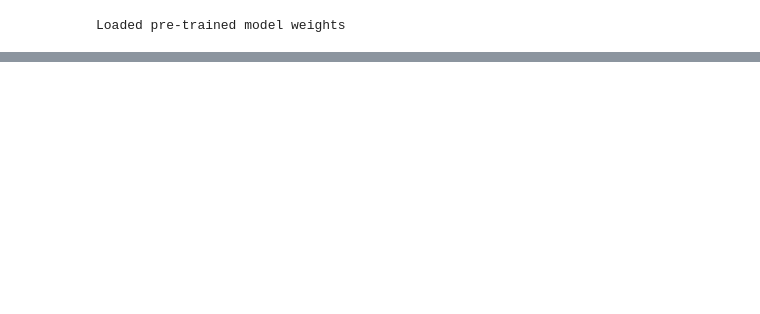
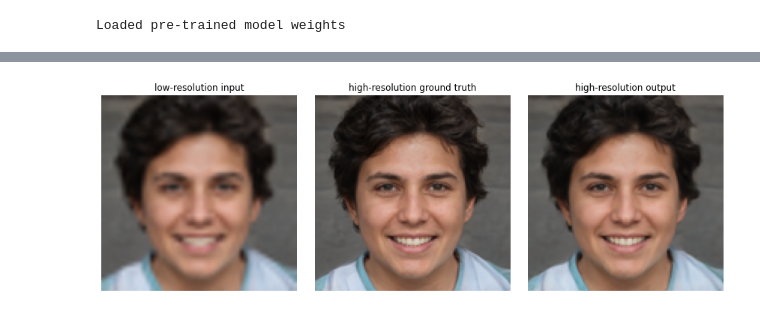
Before and after one commit to nitinkmittal/super_image_resolution, a Jupyter notebook: notebooks/20210613-results.ipynb, the cells around one changed output, grey strips where cells are left out. Cells and saved outputs as stored; diff of their text form; code cells hidden in the pictures; blank space fills up the shorter version.

```diff
--- a/notebooks/20210613-results.ipynb
+++ b/notebooks/20210613-results.ipynb
@@ -133 +119,5 @@ out_invert_norm = InvertNormalize(
+# %%
+X, Y = next(iter(train_loader))
+save_image(tensor=X[:5], fp=os.path.join(TRAIN_IMAGES_PATH, "train_sampled_inputs.png"), pad_value=1, padding=10)
+save_image(tensor=Y[:5], fp=os.path.join(TRAIN_IMAGES_PATH, "train_sampled_ground_truth_outputs.png"), pad_value=1, padding=10)
 # %% [markdown]
@@ -201,24 +187,0 @@ Y_hat = out_invert_norm(Y_hat.to("cpu"))
-# %%
-def display_random_output(X: List[Tensor], Y: List[Tensor], Y_hat: List[Tensor]):
-    idxs = np.arange(len(X))
-    np.random.shuffle(idxs)
-    i = np.random.choice(idxs)
-
-    x = X[i].numpy().transpose(1,2,0)
-    y = Y[i].numpy().transpose(1,2,0)
-    y_hat = Y_hat[i].numpy().transpose(1,2,0)
-
-    fig, (ax1, ax2, ax3) = plt.subplots(ncols=3, figsize=(12, 4))
-
-    ax1.imshow(x)
-    ax1.set_axis_off()
-    ax1.set_title("low-resolution input")
-
-    ax2.imshow(y)
-    ax2.set_axis_off()
-    ax2.set_title("high-resolution ground truth")
-
-    ax3.imshow(y_hat)
-    ax3.set_axis_off()
-    ax3.set_title("high-resolution output")
-    plt.show()
@@ -268,0 +216,6 @@ np.mean(psnr_in), np.mean(psnr_out)
+# %%
+i = 0
+display_random_output(X, Y, Y_hat, figsize=(12,4), save_image=True, fp=os.path.join(TEST_IMAGES_PATH, f"{i}"), dpi=500)
+i+=1
+# %% [output]
+[figure, added]
```
Also changed, not shown: parts of 34 cells of this notebook, 9 other files.
